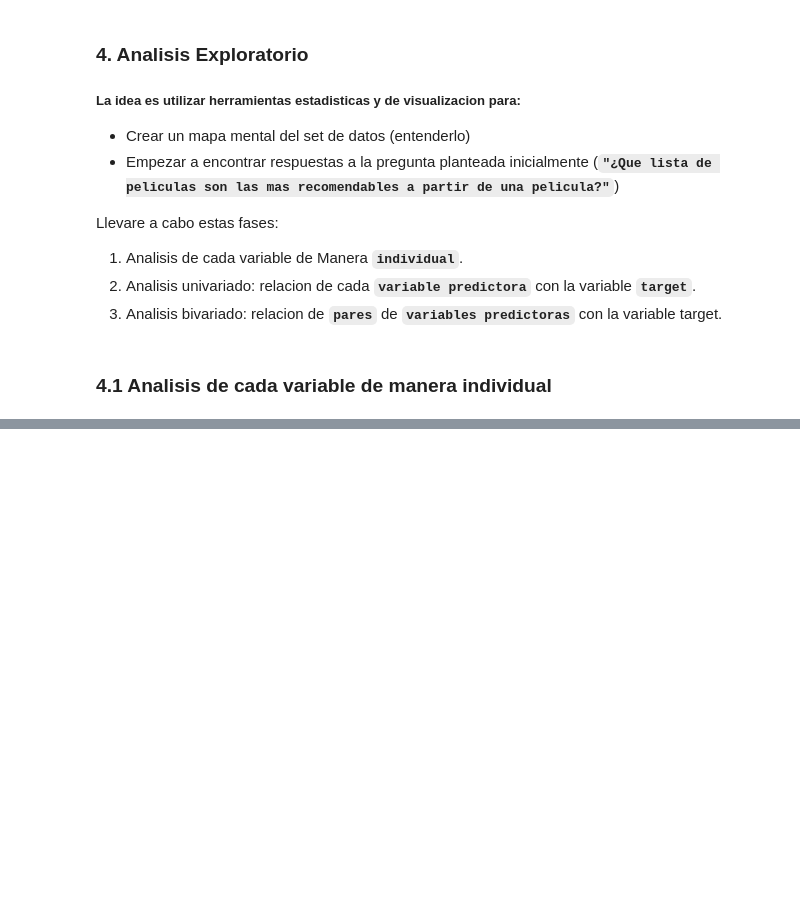
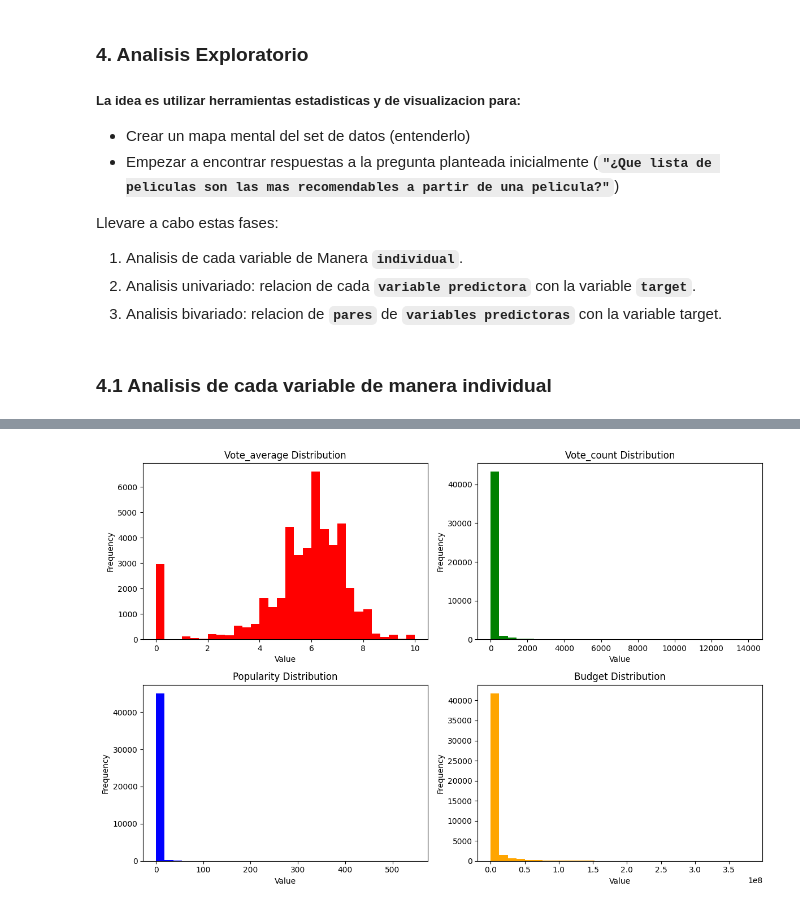
Before and after one commit to EmilianoEmanuelSosa/PI_ML_OPS_Individual_Project, a Jupyter notebook: EDA.ipynb, the cells around one changed output, grey strips where cells are left out. Drawn from its saved outputs; the diff is of its cells as text; code cells hidden in the pictures; blank space fills up the shorter version.

```diff
--- a/EDA.ipynb
+++ b/EDA.ipynb
@@ -174,0 +159,27 @@ plt.show()
+# %%
+# Obtener los datos necesarios para los gráficos
+data = Eda_dataset[['vote_average', 'vote_count', 'popularity', 'budget']]
+
+# Crear los subplots
+fig, axs = plt.subplots(2, 2, figsize=(12, 8))
+
+# Definir colores distintos para cada gráfico
+colors = ['red', 'green', 'blue', 'orange']
+
+# Generar los gráficos de cada columna en los subplots
+for i, column in enumerate(data.columns):
+    row = i // 2
+    col = i % 2
+    ax = axs[row, col]
+    ax.hist(data[column], bins=30, color=colors[i])
+    ax.set_title(f'{column.capitalize()} Distribution')
+    ax.set_xlabel('Value')
+    ax.set_ylabel('Frequency')
+
+# Ajustar los espacios entre subplots
+plt.tight_layout()
+
+# Mostrar los gráficos
+plt.show()
+# %% [output]
+[figure, added]
```
Also changed, not shown: parts of 14 cells of this notebook, 1 other file.
